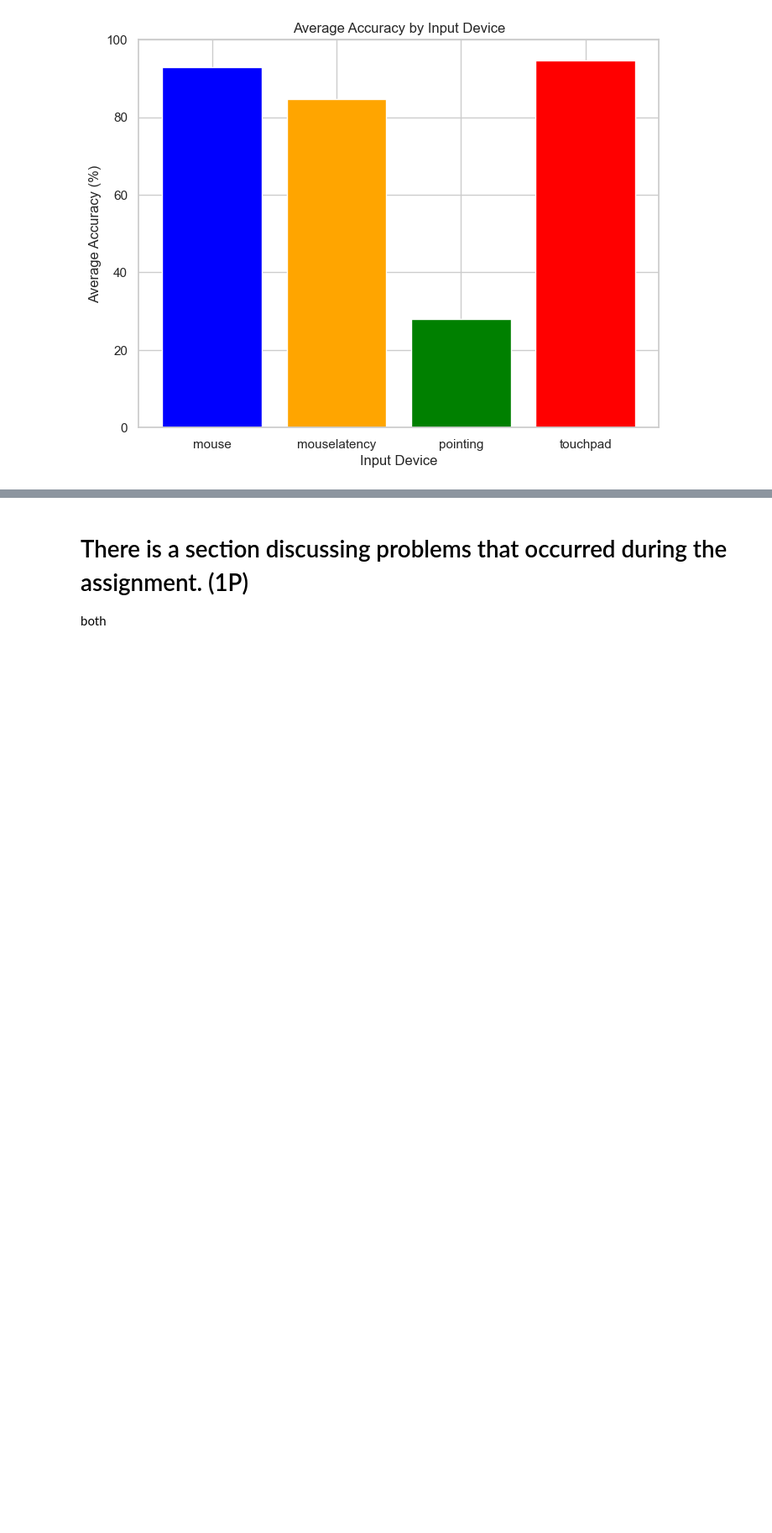
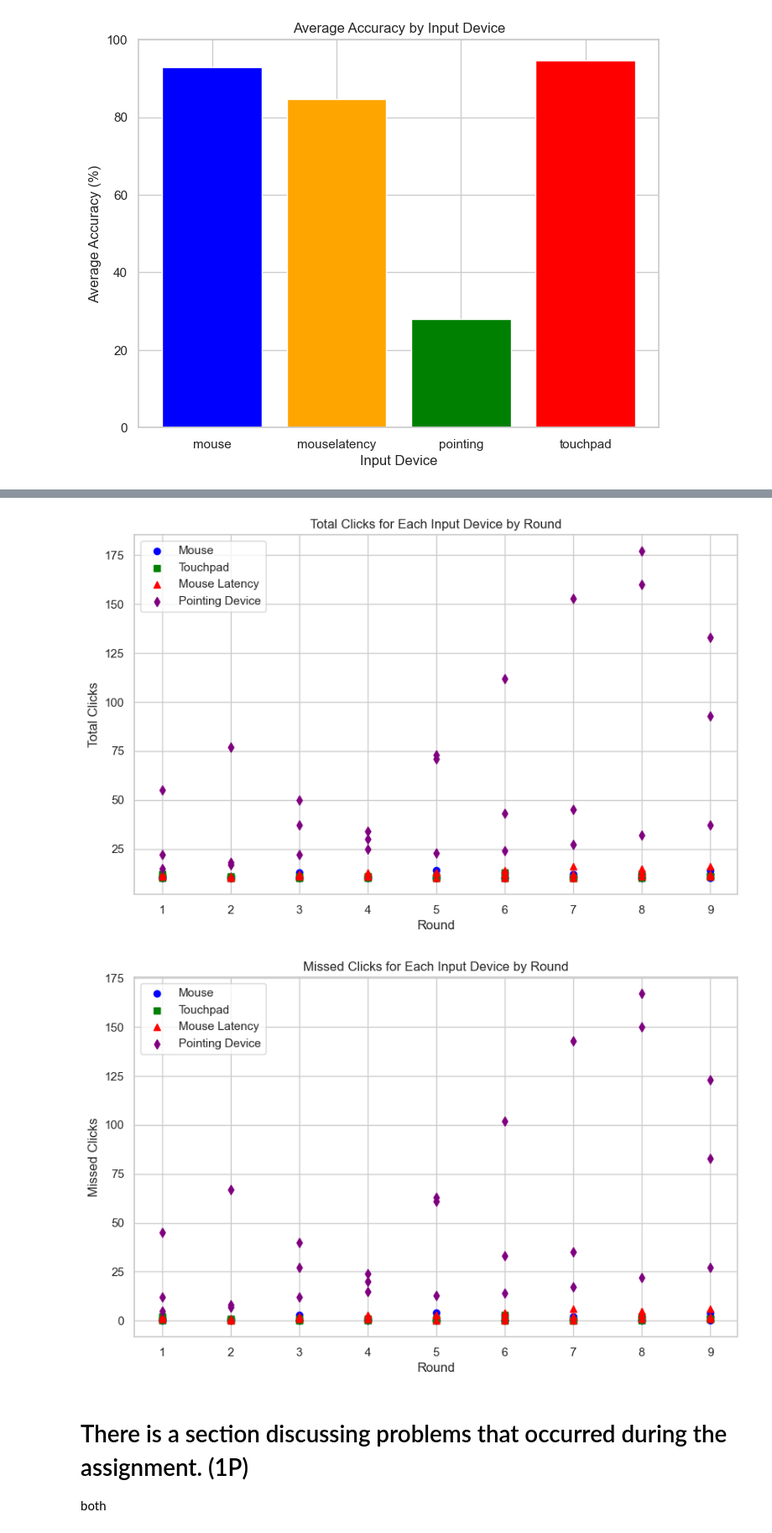
Before and after one commit to ITT-24/assignment-07-pointing-the-motion-masters, a Jupyter notebook: evaluation.ipynb, the cells around one changed output, grey strips where cells are left out. Shown: that part at 84% size. Cells and saved outputs as stored; diff of their text form; code cells hidden in the pictures; blank space fills up the shorter version.

```diff
--- a/evaluation.ipynb
+++ b/evaluation.ipynb
@@ -148,3 +177,37 @@ plot_average_accuracy(avg_accuracy)
+# %%
+#total clicks
+plt.figure(figsize=(10, 6))
+plt.scatter(mouse_data['Round'], mouse_data['Total Clicks'], label='Mouse', color='blue', marker='o')
+plt.scatter(touchpad_data['Round'], touchpad_data['Total Clicks'], label='Touchpad', color='green', marker='s')
+plt.scatter(mouselatency_data['Round'], mouselatency_data['Total Clicks'], label='Mouse Latency', color='red', marker='^')
+plt.scatter(pointing_data['Round'], pointing_data['Total Clicks'], label='Pointing Device', color='purple', marker='d')
+
+# Add labels and title
+plt.xlabel('Round')
+plt.ylabel('Total Clicks')
+plt.title('Total Clicks for Each Input Device by Round')
+plt.legend()
+plt.grid(True)
+plt.show()
+
+#---------
+#misses
+plt.figure(figsize=(10, 6))
+plt.scatter(mouse_data['Round'], mouse_data['Missed Clicks'], label='Mouse', color='blue', marker='o')
+plt.scatter(touchpad_data['Round'], touchpad_data['Missed Clicks'], label='Touchpad', color='green', marker='s')
+plt.scatter(mouselatency_data['Round'], mouselatency_data['Missed Clicks'], label='Mouse Latency', color='red', marker='^')
+plt.scatter(pointing_data['Round'], pointing_data['Missed Clicks'], label='Pointing Device', color='purple', marker='d')
+
+# Add labels and title
+plt.xlabel('Round')
+plt.ylabel('Missed Clicks')
+plt.title('Missed Clicks for Each Input Device by Round')
+plt.legend()
+plt.grid(True)
+plt.show()
+# %% [output]
+[figure, added]
+[figure, added]
 # %% [markdown]
 # There is a section discussing problems that occurred during the assignment. (1P)
 both
```
Also changed, not shown: parts of 3 cells of this notebook.
